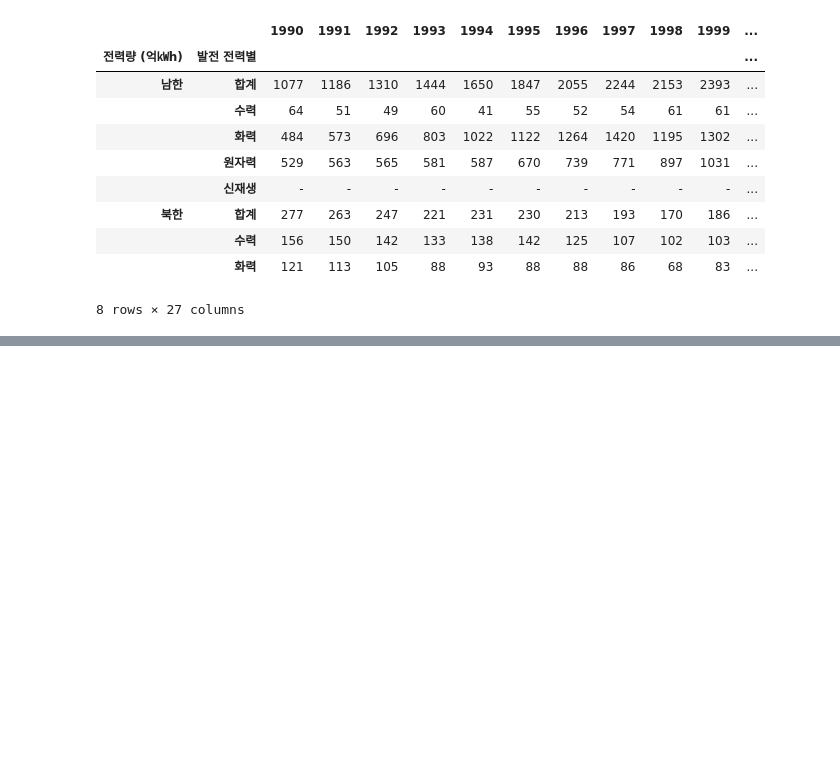
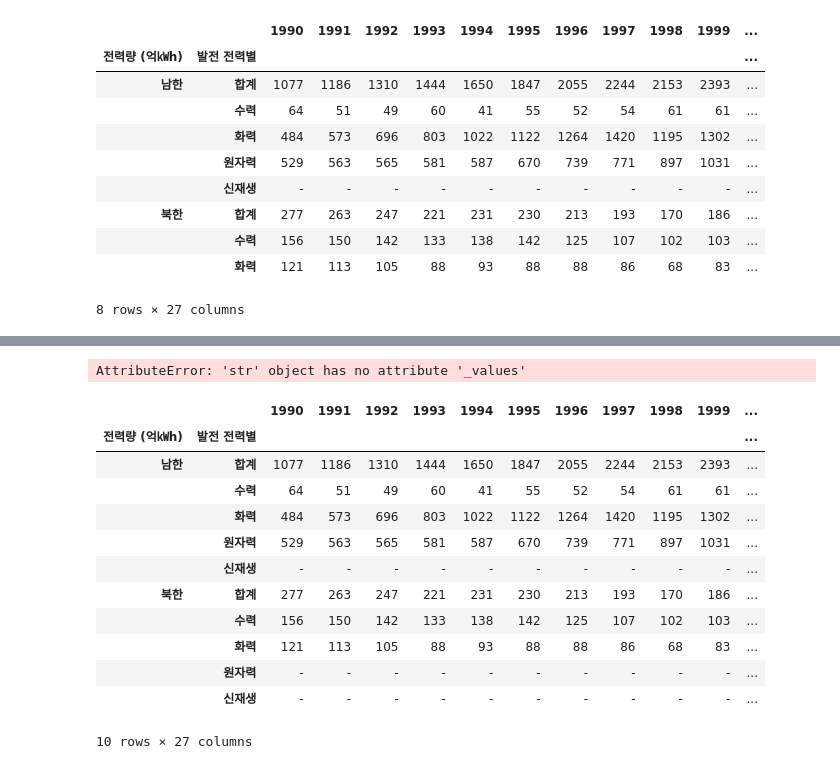
Before and after one commit to voo0o08/Pandas_Programming, a Jupyter notebook: DAY_05/Test.ipynb, the cells around one changed output, grey strips where cells are left out. Drawn from its saved outputs; the diff is of its cells as text; code cells hidden in the pictures; blank space fills up the shorter version.

```diff
--- a/DAY_05/Test.ipynb
+++ b/DAY_05/Test.ipynb
@@ -78,0 +94,21 @@ eDF.drop(index=("북한", "원자력"))
+# %%
+eDF.index = eDF.index.append(("북한", "신재생"))
+# %% [output]
+AttributeError: 'str' object has no attribute '_values'
+# %%
+eDF.loc[("북한", "신재생"),] ="-" # ["-" for i in range(2016-1990+1)]
+eDF
+# %% [output]
+|  |  | 1990 | 1991 | 1992 | 1993 | 1994 | 1995 | 1996 | 1997 | 1998 | 1999 | ... |
+| 전력량 (억㎾h) | 발전 전력별 |  |  |  |  |  |  |  |  |  |  | ... |
+| 남한 | 합계 | 1077 | 1186 | 1310 | 1444 | 1650 | 1847 | 2055 | 2244 | 2153 | 2393 | ... |
+|  | 수력 | 64 | 51 | 49 | 60 | 41 | 55 | 52 | 54 | 61 | 61 | ... |
+|  | 화력 | 484 | 573 | 696 | 803 | 1022 | 1122 | 1264 | 1420 | 1195 | 1302 | ... |
+|  | 원자력 | 529 | 563 | 565 | 581 | 587 | 670 | 739 | 771 | 897 | 1031 | ... |
+|  | 신재생 | - | - | - | - | - | - | - | - | - | - | ... |
+| 북한 | 합계 | 277 | 263 | 247 | 221 | 231 | 230 | 213 | 193 | 170 | 186 | ... |
+|  | 수력 | 156 | 150 | 142 | 133 | 138 | 142 | 125 | 107 | 102 | 103 | ... |
+|  | 화력 | 121 | 113 | 105 | 88 | 93 | 88 | 88 | 86 | 68 | 83 | ... |
+|  | 원자력 | - | - | - | - | - | - | - | - | - | - | ... |
+|  | 신재생 | - | - | - | - | - | - | - | - | - | - | ... |
+10 rows × 27 columns
```
Also changed, not shown: parts of 6 cells of this notebook, 22 other files.
